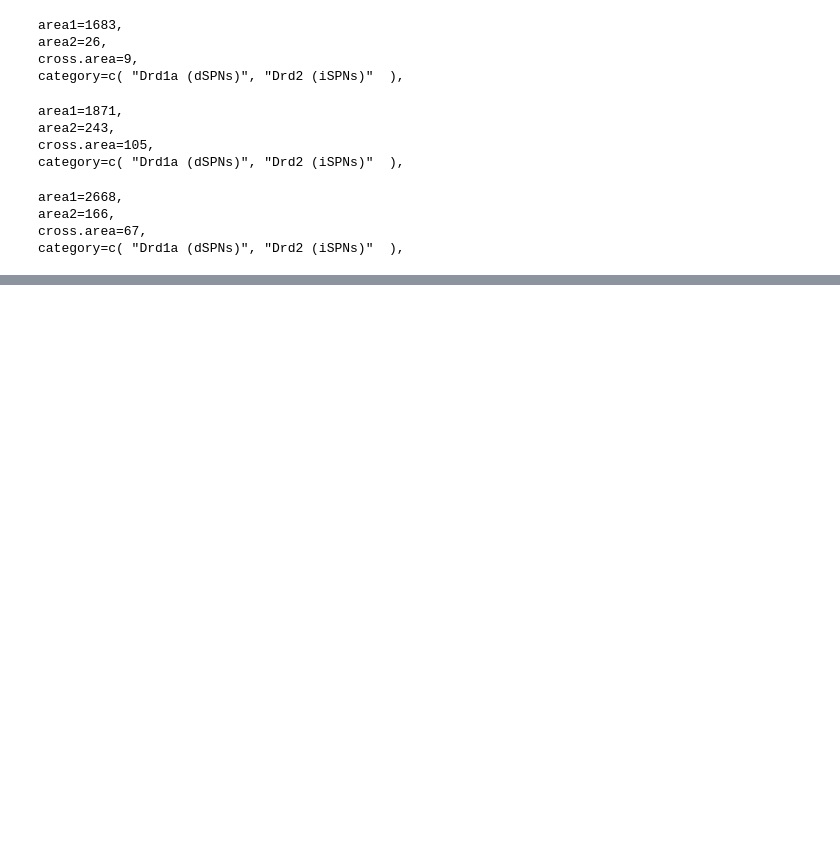
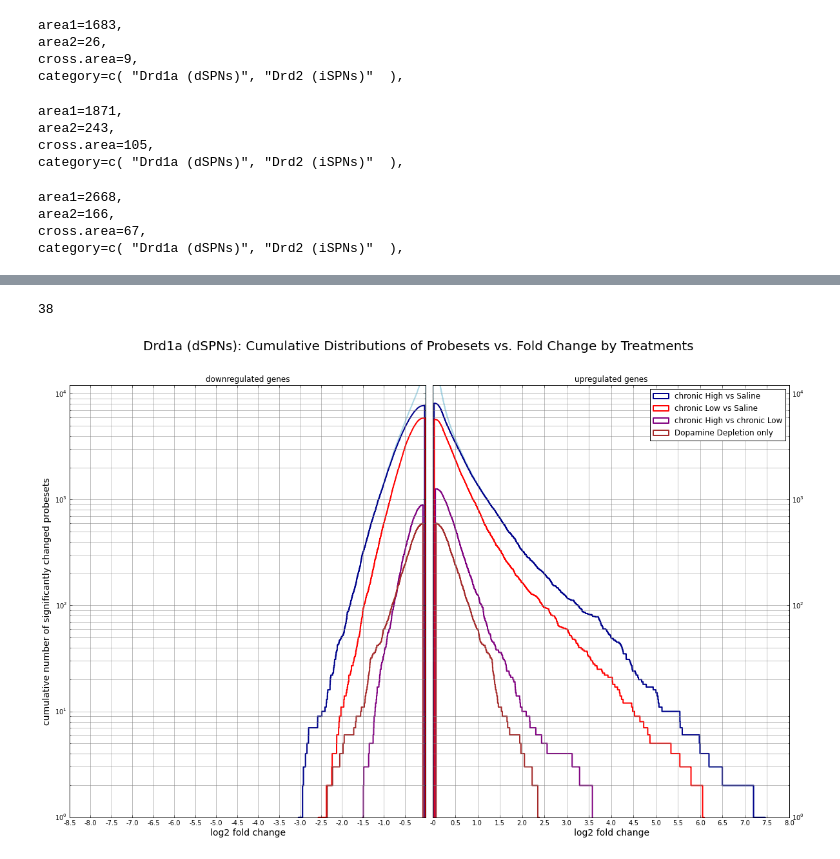
Before and after one commit to aheilbut/pdmouse, a Jupyter notebook: py/pd_supp_tables.ipynb, the cells around one changed output, grey strips where cells are left out. Drawn from its saved outputs; the diff is of its cells as text; code cells hidden in the pictures; blank space fills up the shorter version.

```diff
--- a/py/pd_supp_tables.ipynb
+++ b/py/pd_supp_tables.ipynb
@@ -2460,0 +2658,4 @@ category=c( "Drd1a (dSPNs)", "Drd2 (iSPNs)"  ),
+# %%
+len(combined_dopamine_depletion_probesets)
+# %% [output]
+38
@@ -2460,0 +2674,74 @@ category=c( "Drd1a (dSPNs)", "Drd2 (iSPNs)"  ),
+# %%
+figsize(20, 12)
+subplot(1,2,1)
+numbins = 10000
+
+nh = hist( cp_both_wide_info.select(lambda x: cp_both_wide_info.ix[x, cn_cp73_high_foldchange] <= 0)[cn_cp73_high_foldchange],
+      bins=numbins, histtype='step', cumulative=True, log=True,  color="lightblue", lw=2)
+
+nh = hist( cp_both_wide_info.select(lambda x: cp_both_wide_info.ix[x, cn_cp73_high_foldchange] <= 0 and cp_both_wide_info.ix[x, cn_cp73_high_bh_ttest_pval] < 0.10 )[cn_cp73_high_foldchange],
+      bins=numbins, histtype='step', cumulative=True, log=True,  color="darkblue", lw=2)
+
+
+nh = hist( cp_both_wide_info.select(lambda x: cp_both_wide_info.ix[x, cn_cp73_low_foldchange] <= 0 and cp_both_wide_info.ix[x, cn_cp73_low_bh_ttest_pval] < 0.10 )[cn_cp73_low_foldchange],
+      bins=numbins, histtype='step', cumulative=True, log=True,  color="red", lw=2)
+
+
+nh = hist( cp_both_wide_info.select(lambda x: cp_both_wide_info.ix[x, cn_cp73_chronicHigh_vs_Low_foldchange] <= 0 and cp_both_wide_info.ix[x, cn_cp73_chronicHigh_vs_Low_bh_ttest_pval] < 0.10 )[cn_cp73_chronicHigh_vs_Low_foldchange],
+      bins=numbins, histtype='step', cumulative=True, log=True,  color="purple", lw=2)
+
+
+#cn_cp73_median_foldchange = pda.tm.e([  ("cmp", ["6-OHDA, chronicSaline", "Ascorbate, chronicSaline"]), ("ct", "cp73"), ("st", "fc_medians")])
+
+nh = hist( cp_both_wide_info.select(lambda x: cp_both_wide_info.ix[x, pda.tm.e([  ("cmp", ["6-OHDA, chronicSaline", "Ascorbate, chronicSaline"]), ("ct", "cp73"), ("st", "fc_medians")])] <= 0
+                                        and cp_both_wide_info.ix[x, pda.tm.e([("cmp", ["6-OHDA, chronicSaline", "Ascorbate, chronicSaline"]), ("ct", "cp73"), ("mc", "bh"), ("st", "pval"), ("tt", "welch ttest")])] < 0.10 )[pda.tm.e([  ("cmp", ["6-OHDA, chronicSaline", "Ascorbate, chronicSaline"]), ("ct", "cp73"), ("st", "fc_medians")])],
+      bins=numbins, histtype='step', cumulative=True, log=True,  color="brown", lw=2)
+
+
+grid(axis='both', which="both", linestyle='solid', color="gray")
+ylim(1, 12000)
+xlim(-8, 0)
+xlabel("log2 fold change", fontsize=14)
+ylabel("cumulative number of significantly changed probesets", fontsize=14)
+title("downregulated genes")
+xticks( arange(-8.5, 0, 0.5), [str(i) for i in arange(-8.5, 0, 0.5)])
+
+subplot(1,2,2)
+
+nh = hist( -cp_both_wide_info.select(lambda x: cp_both_wide_info.ix[x, cn_cp73_high_foldchange] >= 0 )[cn_cp73_high_foldchange],
+      bins=numbins, histtype='step', cumulative=True, log=True, color="lightblue",lw=2)
+
+nh = hist( -cp_both_wide_info.select(lambda x: cp_both_wide_info.ix[x, cn_cp73_high_foldchange] >= 0 and cp_both_wide_info.ix[x, cn_cp73_high_bh_ttest_pval] < 0.10 )[cn_cp73_high_foldchange],
+      bins=numbins, histtype='step', cumulative=True, log=True, color="darkblue", label="chronic High vs Saline", lw=2)
+
+nh = hist( -cp_both_wide_info.select(lambda x: cp_both_wide_info.ix[x, cn_cp73_low_foldchange] >= 0 and cp_both_wide_info.ix[x, cn_cp73_low_bh_ttest_pval] < 0.10 )[cn_cp73_low_foldchange],
+      bins=numbins, histtype='step', cumulative=True, log=True, color="red", label="chronic Low vs Saline", lw=2)
+
+nh = hist( -cp_both_wide_info.select(lambda x: cp_both_wide_info.ix[x, cn_cp73_chronicHigh_vs_Low_foldchange] >= 0 and cp_both_wide_info.ix[x, cn_cp73_chronicHigh_vs_Low_bh_ttest_pval] < 0.10 )[cn_cp73_chronicHigh_vs_Low_foldchange],
+      bins=numbins, histtype='step', cumulative=True, log=True,  color="purple", label="chronic High vs chronic Low", lw=2)
+
+
+nh = hist( cp_both_wide_info.select(lambda x: -cp_both_wide_info.ix[x, pda.tm.e([  ("cmp", ["6-OHDA, chronicSaline", "Ascorbate, chronicSaline"]), ("ct", "cp73"), ("st", "fc_medians")])] >= 0
+                                        and cp_both_wide_info.ix[x, pda.tm.e([("cmp", ["6-OHDA, chronicSaline", "Ascorbate, chronicSaline"]), ("ct", "cp73"), ("mc", "bh"), ("st", "pval"), ("tt", "welch ttest")])] < 0.10 )[pda.tm.e([  ("cmp", ["6-OHDA, chronicSaline", "Ascorbate, chronicSaline"]), ("ct", "cp73"), ("st", "fc_medians")])],
+      bins=numbins, histtype='step', cumulative=True, log=True,  color="brown", label="Dopamine Depletion only", lw=2)
+
+
+legend()
+
+subplots_adjust(wspace=0.02)
+gca().invert_xaxis()
+grid(axis='both', which="both", linestyle='solid', color="gray")
+xlabel("log2 fold change", fontsize=14)
+title("upregulated genes")
+yticks([1, 100, 1000, 10000])
+gca().yaxis.tick_right()
+gca().yaxis.set_label_position("right")
+#grid(axis="y")
+ylim(1, 12000)
+xlim(0, -8)
+#xticks([0, -1, -2, -3, -4, -5, -6, -7, -8], [0, 1, 2, 3, 4, 5, 6, 7, 8])
+xticks( arange(0, -8.5, -0.5), [str(-i) for i in arange(0, -8.5, -0.5)])
+suptitle("Drd1a (dSPNs): Cumulative Distributions of Probesets vs. Fold Change by Treatments", fontsize=20)
+savefig("/data/adrian/Dropbox/cumulative_fig.pdf")
+# %% [output]
+[figure, added]
```
Also changed, not shown: parts of 31 cells of this notebook, 5 other files.
